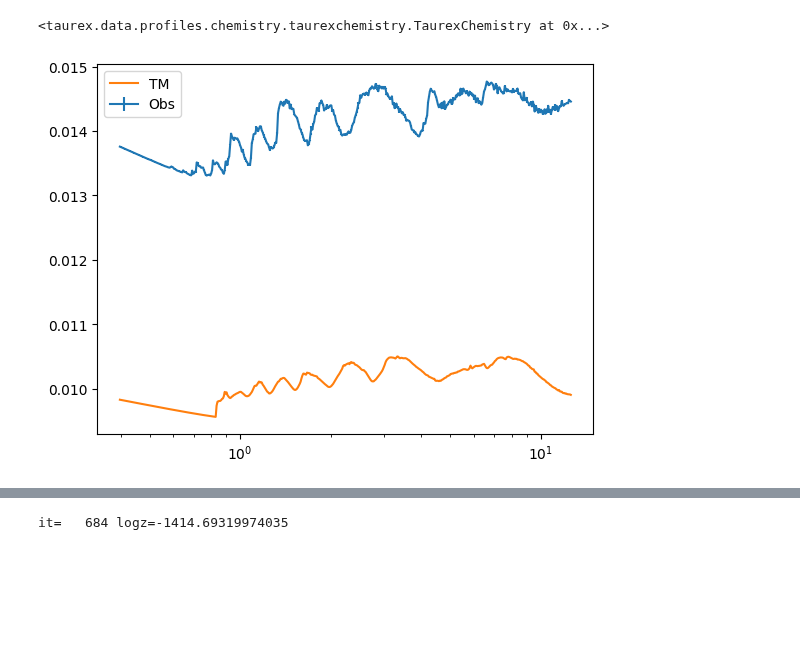
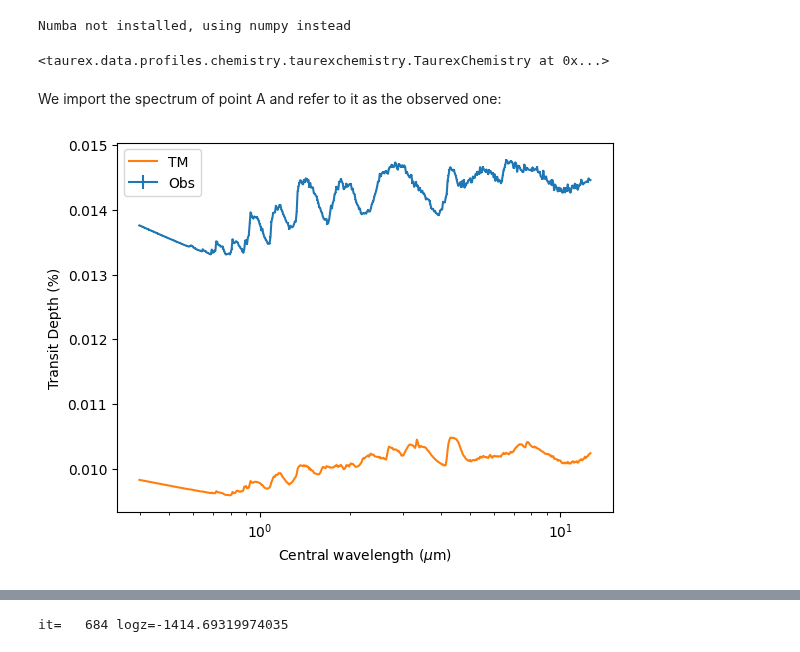
Before and after one commit to tiziano1590/comp_astro_24, a Jupyter notebook: assignment3/retrieval_WASP-62b.ipynb, the cells around one changed output, grey strips where cells are left out. Cells and saved outputs as stored; diff of their text form; code cells hidden in the pictures; blank space fills up the shorter version.

```diff
--- a/assignment3/retrieval_WASP-62b.ipynb
+++ b/assignment3/retrieval_WASP-62b.ipynb
@@ -32,17 +33,18 @@ from taurex.chemistry import TaurexChemistry
 chemistry = TaurexChemistry(fill_gases=['H2','He'],ratio=0.172)
 
 from taurex.chemistry import ConstantGas
-H2O=10**np.random.uniform(-2,-8)
-CH4=10**np.random.uniform(-2,-8)
-CO2=10**np.random.uniform(-2,-8)
-CO=10**np.random.uniform(-2,-8)
+H2O = 1e-04
+CH4 = 1e-04
+CO2 = 1e-04
+CO = 1e-04
 
 chemistry.addGas(ConstantGas('H2O',mix_ratio=H2O))
 chemistry.addGas(ConstantGas('CH4',mix_ratio=CH4))
 chemistry.addGas(ConstantGas('CO2',mix_ratio=CO2))
 chemistry.addGas(ConstantGas('CO',mix_ratio=CO))
 # %% [output]
-<taurex.data.profiles.chemistry.taurexchemistry.TaurexChemistry at 0x...>
+Numba not installed, using numpy instead
+<taurex.data.profiles.chemistry.taurexchemistry.TaurexChemistry at 0x...>
 # %%
 from taurex.model import TransmissionModel
 tm = TransmissionModel(planet=planet,
@@ -71,4 +73,6 @@ wngrid = np.sort(10000/np.logspace(-0.4,1.1,1000))
 bn = SimpleBinner(wngrid=wngrid)
 
 bin_wn, bin_rprs,_,_  = bn.bin_model(tm.model(wngrid=wngrid))
+# %% [markdown]
+We import the spectrum of point A and refer to it as the observed one:
 # %%
@@ -76,13 +79,14 @@ bin_wn, bin_rprs,_,_  = bn.bin_model(tm.model(wngrid=wngrid))
 from taurex.data.spectrum.observed import ObservedSpectrum
 obs = ObservedSpectrum(f'WASP_62b_synthetic_spectrum.dat')
 # %%
-# now we make a binning and plot the spectrum:
 obin = obs.create_binner()
 plt.figure()
 plt.errorbar(obs.wavelengthGrid,obs.spectrum, obs.errorBar,label='Obs')
 plt.plot(obs.wavelengthGrid,obin.bin_model(tm.model(obs.wavenumberGrid))[1],label='TM')
 plt.xscale('log')
+plt.xlabel(r'Central wavelength ($\mu$m)')
+plt.ylabel('Transit Depth (%)')
 plt.legend()
 plt.show()
 # %% [output]
-[figure, old version]
+[figure, new version]
```
Also changed, not shown: parts of 14 cells of this notebook, 4 other files.
